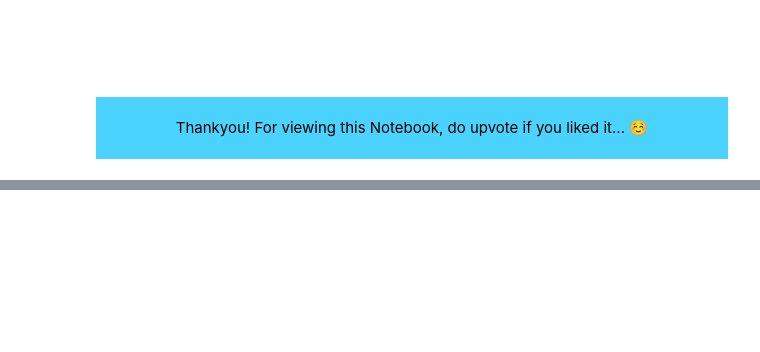
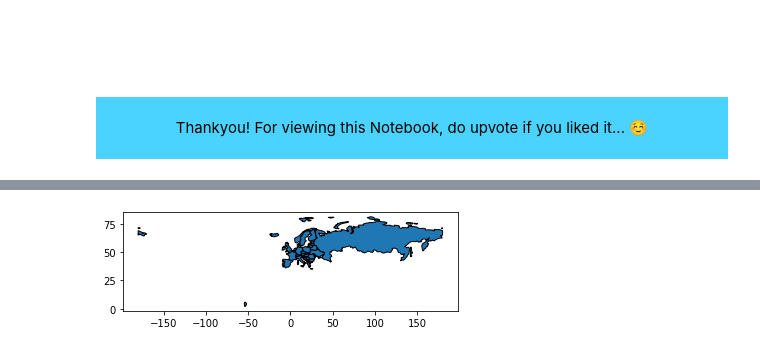
Before and after one commit to dasdebjeet/data_science, a Jupyter notebook: kaggle_practice/layoff-data/EDA.ipynb, the cells around one changed output, grey strips where cells are left out. Cells and saved outputs as stored; diff of their text form; code cells hidden in the pictures; blank space fills up the shorter version.

Commit message:
Updated -- Updated Layoff Dataset in kaggle practice

```diff
--- a/kaggle_practice/layoff-data/EDA.ipynb
+++ b/kaggle_practice/layoff-data/EDA.ipynb
@@ -346,2 +346,7 @@ plt.show()
 # %% [markdown]
 <br><br><br><div style="background:#4AD3FF; color:#000; padding: 20px; text-align:center">Thankyou! For viewing this Notebook, do upvote if you liked it... ☺️</div>
+# %%
+import geopandas
+
+world_df = geopandas.read_file(geopandas.datasets.get_path('naturalearth_lowres'))
+world_df
@@ -347,0 +367,7 @@ plt.show()
+# %%
+country = world_df.loc[world_df['continent'] == 'Europe']
+# %%
+country.plot(edgecolor='k')
+plt.show()
+# %% [output]
+[figure, added]
```
Also changed, not shown: parts of 5 cells of this notebook.
